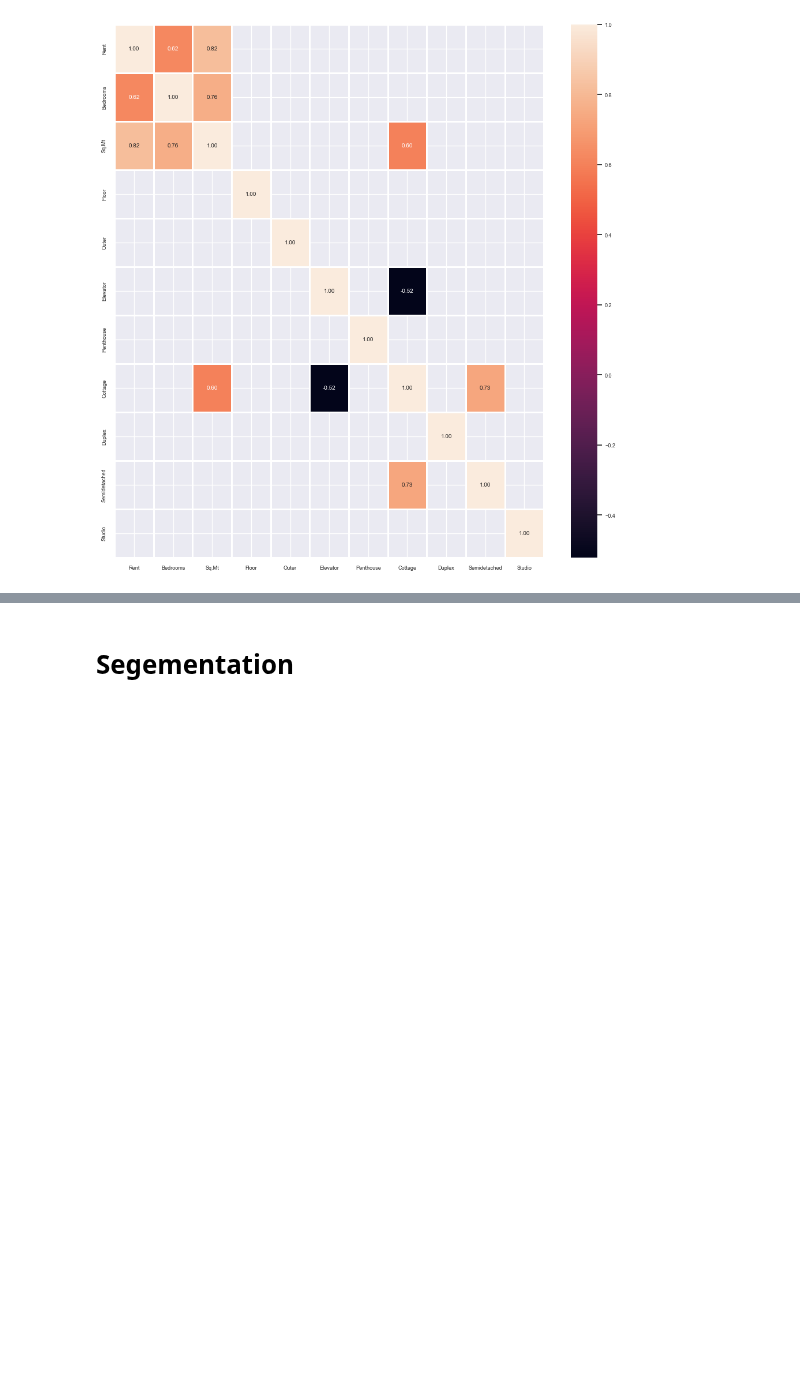
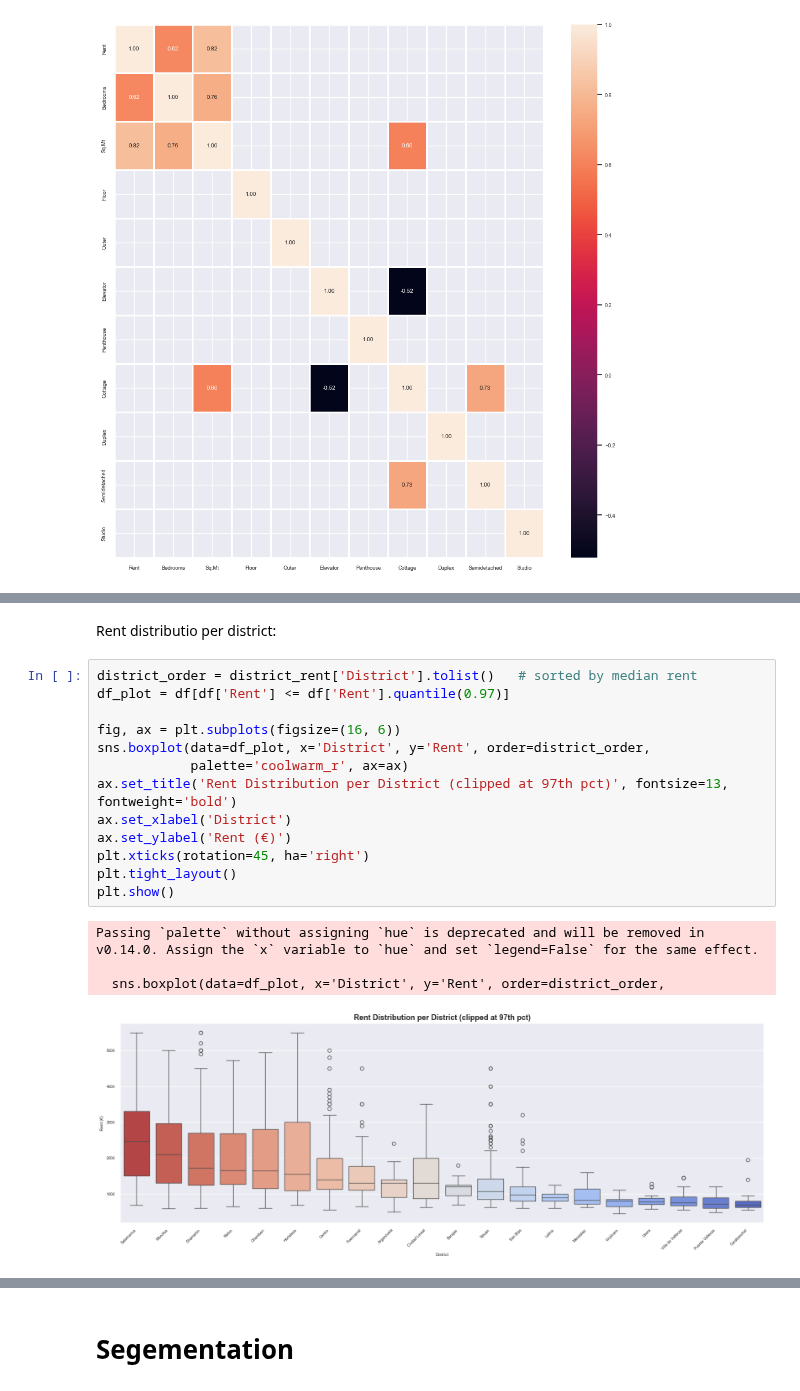
Before and after one commit to JJR9903/IE-MBDS-ML-1-group-project, a Jupyter notebook: notebooks/Group project.ipynb, the cells around one changed output, grey strips where cells are left out. Drawn from its saved outputs; the diff is of its cells as text; blank space fills up the shorter version.

```diff
--- a/notebooks/Group project.ipynb
+++ b/notebooks/Group project.ipynb
@@ -504,0 +659,20 @@ sns.heatmap(high_corr, annot=True, fmt=".2f", linewidths=1, ax=ax)
+# %% [markdown]
+Rent distributio per district:
+# %%
+district_order = district_rent['District'].tolist()   # sorted by median rent
+df_plot = df[df['Rent'] <= df['Rent'].quantile(0.97)]
+
+fig, ax = plt.subplots(figsize=(16, 6))
+sns.boxplot(data=df_plot, x='District', y='Rent', order=district_order,
+            palette='coolwarm_r', ax=ax)
+ax.set_title('Rent Distribution per District (clipped at 97th pct)', fontsize=13, fontweight='bold')
+ax.set_xlabel('District')
+ax.set_ylabel('Rent (€)')
+plt.xticks(rotation=45, ha='right')
+plt.tight_layout()
+plt.show()
+# %% [output]
+Passing `palette` without assigning `hue` is deprecated and will be removed in v0.14.0. Assign the `x` variable to `hue` and set `legend=False` for the same effect.
+
+  sns.boxplot(data=df_plot, x='District', y='Rent', order=district_order,
+[figure, added]
```
Also changed, not shown: parts of 34 cells of this notebook.
